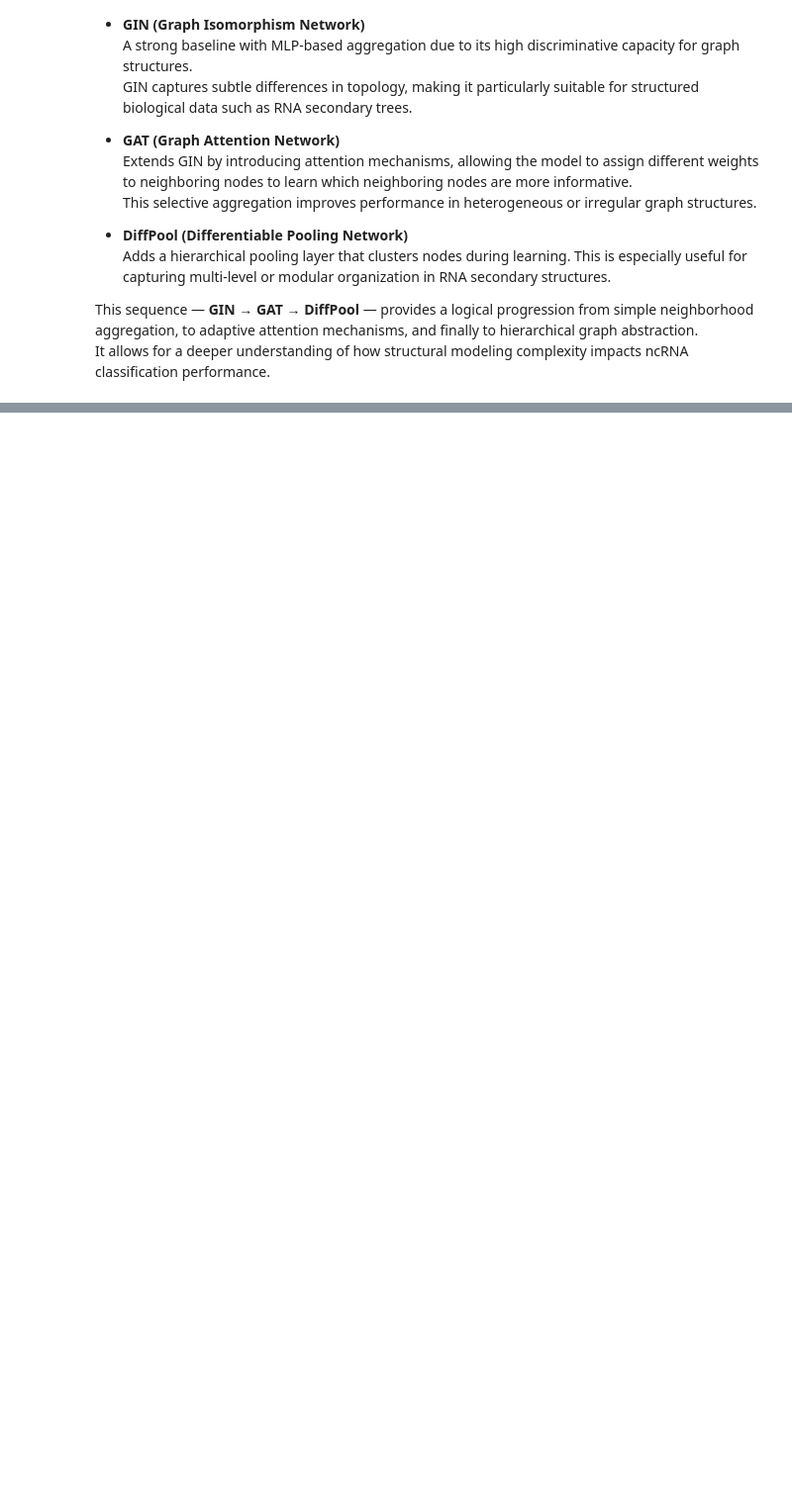
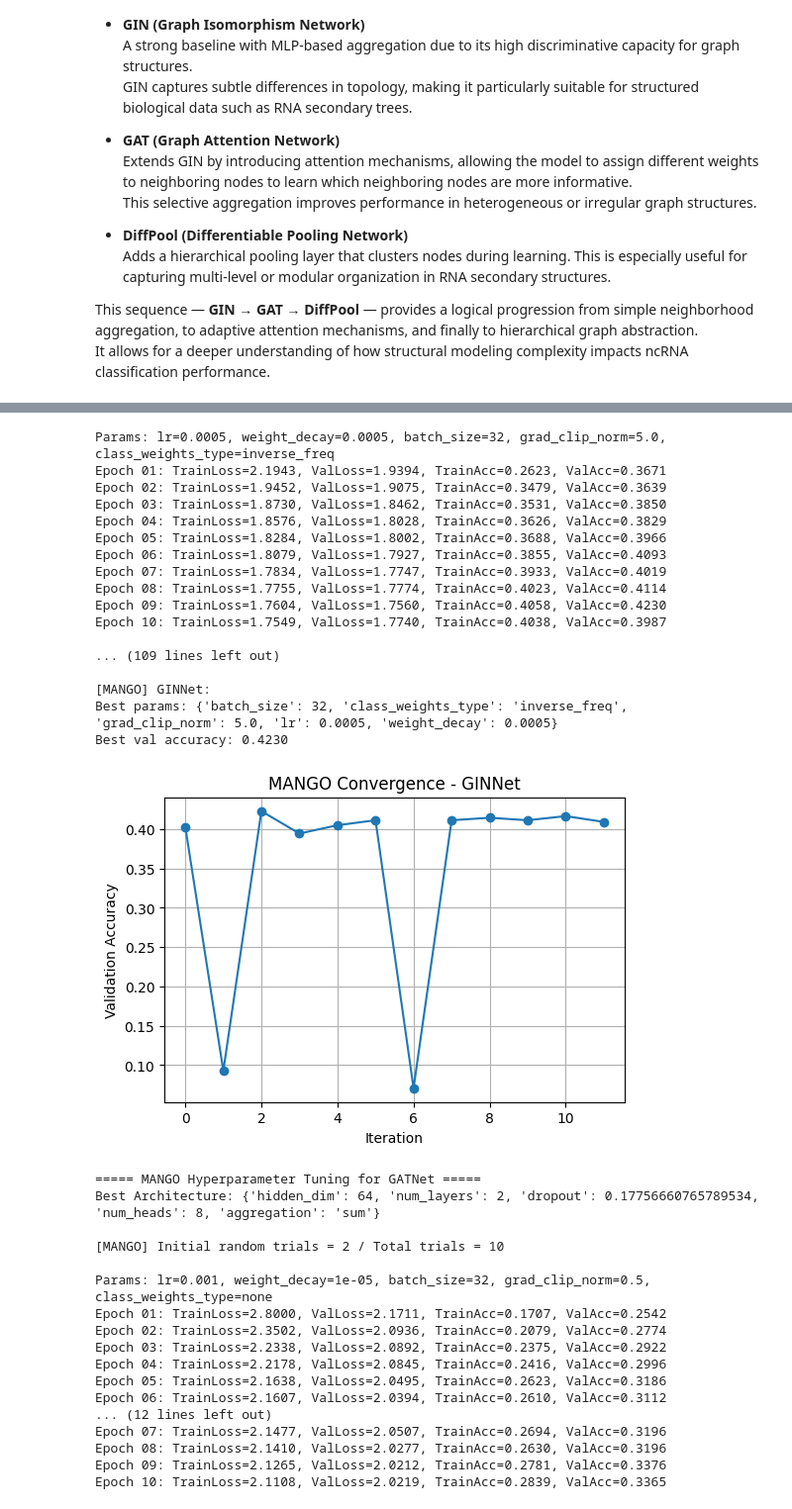
Before and after one commit to elnazabbasifar/ncRNA_GNN_comparison, a Jupyter notebook: ncRNA_GNN_comparison.ipynb, the cells around one changed output, grey strips where cells are left out. Shown at 99% size. Cells and saved outputs as stored; diff of their text form; code cells hidden in the pictures; blank space fills up the shorter version.

```diff
--- a/ncRNA_GNN_comparison.ipynb
+++ b/ncRNA_GNN_comparison.ipynb
@@ -1630,0 +1380,20 @@ Summary of all models:
+# %%
+# Define the MANGO search space
+MANGO_SPACE = {
+    'lr': [0.0005, 0.001, 0.005],
+    'weight_decay': [1e-5, 5e-4, 1e-3],
+    'batch_size': [16, 32, 64],
+    'grad_clip_norm': [0.0, 0.5, 1.0, 5.0],
+    'class_weights_type': ['none', 'inverse_freq', 'inverse_sqrt_freq']
+}
+
+# GIN model
+best_hparams_gin = run_mango_tuning(GINNet, best_arch_gin, train_dataset, MANGO_SPACE)
+#print("Best MANGO hyperparameters (GIN):", best_hparams_gin)
+# GAT model
+best_hparams_gat = run_mango_tuning(GATNet, best_arch_gat, train_dataset, MANGO_SPACE)
+#print("Best MANGO hyperparameters (GAT):", best_hparams_gat)
+# DiffPool model
+best_hparams_diff = run_mango_tuning(DiffPoolNet, best_arch_diff, train_dataset, MANGO_SPACE)
+#print("Best MANGO hyperparameters (DiffPool):", best_hparams_diff)
+# %% [output]
@@ -1630,0 +1417,35 @@ Summary of all models:
+Params: lr=0.0005, weight_decay=0.0005, batch_size=32, grad_clip_norm=5.0, class_weights_type=inverse_freq
+Epoch 01: TrainLoss=2.1943, ValLoss=1.9394, TrainAcc=0.2623, ValAcc=0.3671
+Epoch 02: TrainLoss=1.9452, ValLoss=1.9075, TrainAcc=0.3479, ValAcc=0.3639
+Epoch 03: TrainLoss=1.8730, ValLoss=1.8462, TrainAcc=0.3531, ValAcc=0.3850
+Epoch 04: TrainLoss=1.8576, ValLoss=1.8028, TrainAcc=0.3626, ValAcc=0.3829
+Epoch 05: TrainLoss=1.8284, ValLoss=1.8002, TrainAcc=0.3688, ValAcc=0.3966
+Epoch 06: TrainLoss=1.8079, ValLoss=1.7927, TrainAcc=0.3855, ValAcc=0.4093
+Epoch 07: TrainLoss=1.7834, ValLoss=1.7747, TrainAcc=0.3933, ValAcc=0.4019
+Epoch 08: TrainLoss=1.7755, ValLoss=1.7774, TrainAcc=0.4023, ValAcc=0.4114
+Epoch 09: TrainLoss=1.7604, ValLoss=1.7560, TrainAcc=0.4058, ValAcc=0.4230
+Epoch 10: TrainLoss=1.7549, ValLoss=1.7740, TrainAcc=0.4038, ValAcc=0.3987
+
+... (109 lines left out)
+
+[MANGO] GINNet:
+Best params: {'batch_size': 32, 'class_weights_type': 'inverse_freq', 'grad_clip_norm': 5.0, 'lr': 0.0005, 'weight_decay': 0.0005}
+Best val accuracy: 0.4230
+[figure, added]
+===== MANGO Hyperparameter Tuning for GATNet =====
+Best Architecture: {'hidden_dim': 64, 'num_layers': 2, 'dropout': 0.17756660765789534, 'num_heads': 8, 'aggregation': 'sum'}
+
+[MANGO] Initial random trials = 2 / Total trials = 10
+
+Params: lr=0.001, weight_decay=1e-05, batch_size=32, grad_clip_norm=0.5, class_weights_type=none
+Epoch 01: TrainLoss=2.8000, ValLoss=2.1711, TrainAcc=0.1707, ValAcc=0.2542
+Epoch 02: TrainLoss=2.3502, ValLoss=2.0936, TrainAcc=0.2079, ValAcc=0.2774
+Epoch 03: TrainLoss=2.2338, ValLoss=2.0892, TrainAcc=0.2375, ValAcc=0.2922
+Epoch 04: TrainLoss=2.2178, ValLoss=2.0845, TrainAcc=0.2416, ValAcc=0.2996
+Epoch 05: TrainLoss=2.1638, ValLoss=2.0495, TrainAcc=0.2623, ValAcc=0.3186
+Epoch 06: TrainLoss=2.1607, ValLoss=2.0394, TrainAcc=0.2610, ValAcc=0.3112
+... (12 lines left out)
+Epoch 07: TrainLoss=2.1477, ValLoss=2.0507, TrainAcc=0.2694, ValAcc=0.3196
+Epoch 08: TrainLoss=2.1410, ValLoss=2.0277, TrainAcc=0.2630, ValAcc=0.3196
+Epoch 09: TrainLoss=2.1265, ValLoss=2.0212, TrainAcc=0.2781, ValAcc=0.3376
+Epoch 10: TrainLoss=2.1108, ValLoss=2.0219, TrainAcc=0.2839, ValAcc=0.3365
```
Also changed, not shown: parts of 77 cells of this notebook.
